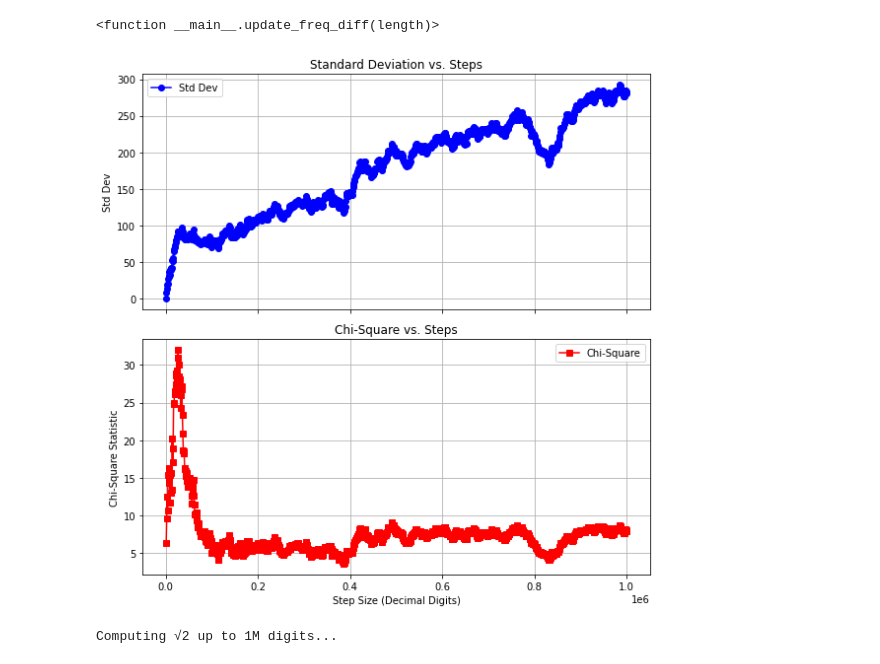
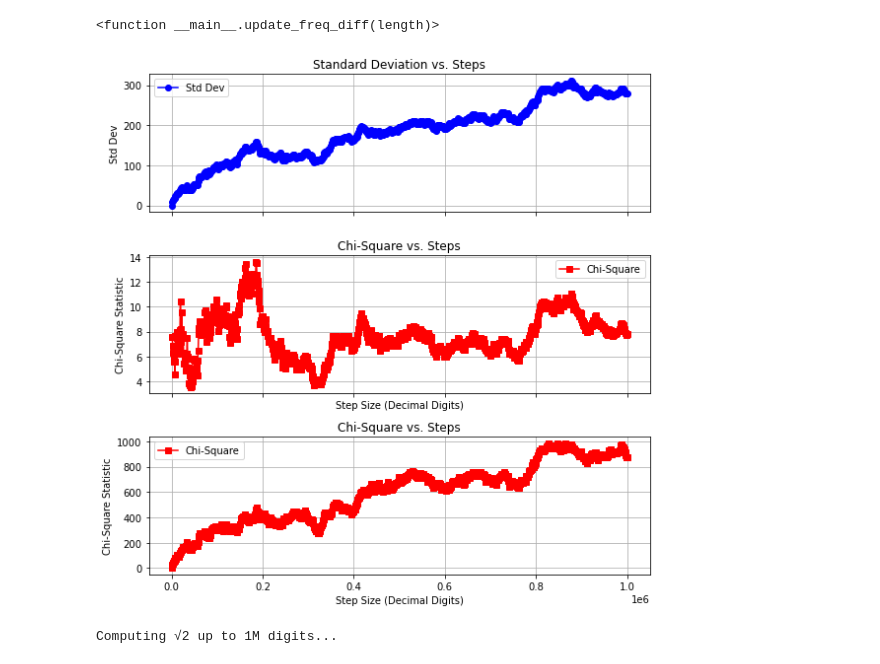
Before and after one commit to phymanshu/explore42, a Jupyter notebook: digitAnalyserWithSlider.ipynb, the cells around one changed output. Cells and saved outputs as stored; diff of their text form; code cells hidden in the pictures.

```diff
--- a/digitAnalyserWithSlider.ipynb
+++ b/digitAnalyserWithSlider.ipynb
@@ -6,7 +6,7 @@ Requirement already satisfied: ipywidgets in /cvmfs/sft.cern.ch/lcg/views/LCG_10
 # %%
 # Ensure inline plotting in Jupyter notebooks
 %matplotlib inline
-
+import math
 import mpmath
 import matplotlib.pyplot as plt
 import numpy as np
@@ -43,7 +43,7 @@ def compute_frequency_stats(decimal_digits):
     return digits, freq_diff, std_dev, max_min_diff, chi_square
 
 # Compute sqrt(2) up to 1M decimal places
-N = 6
+N = math.pi
 uptoDecimal = 1000000
 decimal_digits = compute_sqrt(N, uptoDecimal)
 
@@ -51,13 +51,15 @@ decimal_digits = compute_sqrt(N, uptoDecimal)
 steps = list(range(0, uptoDecimal + 1, 1000))  # Steps from 0 to 1M with step size 1000
 std_dev_values = []
 chi_square_values = []
+max_min_diff_values = []
 
 # Compute Std Dev & Chi-Square for each step
 for length in steps:
     decimal_part = decimal_digits[:length]
-    _, _, std_dev, _, chi_square = compute_frequency_stats(decimal_part)
+    _, _, std_dev, min_max_diff, chi_square = compute_frequency_stats(decimal_part)
     std_dev_values.append(std_dev)
     chi_square_values.append(chi_square)
+    max_min_diff_values.append(min_max_diff)
 
 # Function to update frequency difference plot via slider
 def update_freq_diff(length):
@@ -88,27 +90,35 @@ interactive(children=(IntSlider(value=500000, description='length', max=1000000,
 <function __main__.update_freq_diff(length)>
 # %%
 # Plot Std Dev & Chi-Square in separate panels
-fig, axes = plt.subplots(2, 1, figsize=(8, 8), sharex=True)
+fig, axes = plt.subplots(3, 1, figsize=(8, 8), sharex=True)
 
 # Plot Standard Deviation
 axes[0].plot(steps, std_dev_values, marker='o', linestyle='-', color='blue', label="Std Dev")
 axes[0].set_ylabel("Std Dev")
 axes[0].set_title("Standard Deviation vs. Steps")
 axes[0].legend()
 axes[0].grid(True)
 
 # Plot Chi-Square
 axes[1].plot(steps, chi_square_values, marker='s', linestyle='-', color='red', label="Chi-Square")
 axes[1].set_xlabel("Step Size (Decimal Digits)")
 axes[1].set_ylabel("Chi-Square Statistic")
 axes[1].set_title("Chi-Square vs. Steps")
 axes[1].legend()
 axes[1].grid(True)
 
+# Plot Chi-Square
+axes[2].plot(steps, max_min_diff_values, marker='s', linestyle='-', color='red', label="Chi-Square")
+axes[2].set_xlabel("Step Size (Decimal Digits)")
+axes[2].set_ylabel("Chi-Square Statistic")
+axes[2].set_title("Chi-Square vs. Steps")
+axes[2].legend()
+axes[2].grid(True)
+
 plt.tight_layout()  # Adjust spacing
 plt.show()
 # %% [output]
-[figure, old version]
+[figure, new version]
 # %%
 import numpy as np
 import mpmath
```
Also changed, not shown: parts of 2 cells of this notebook, 7 other files.
